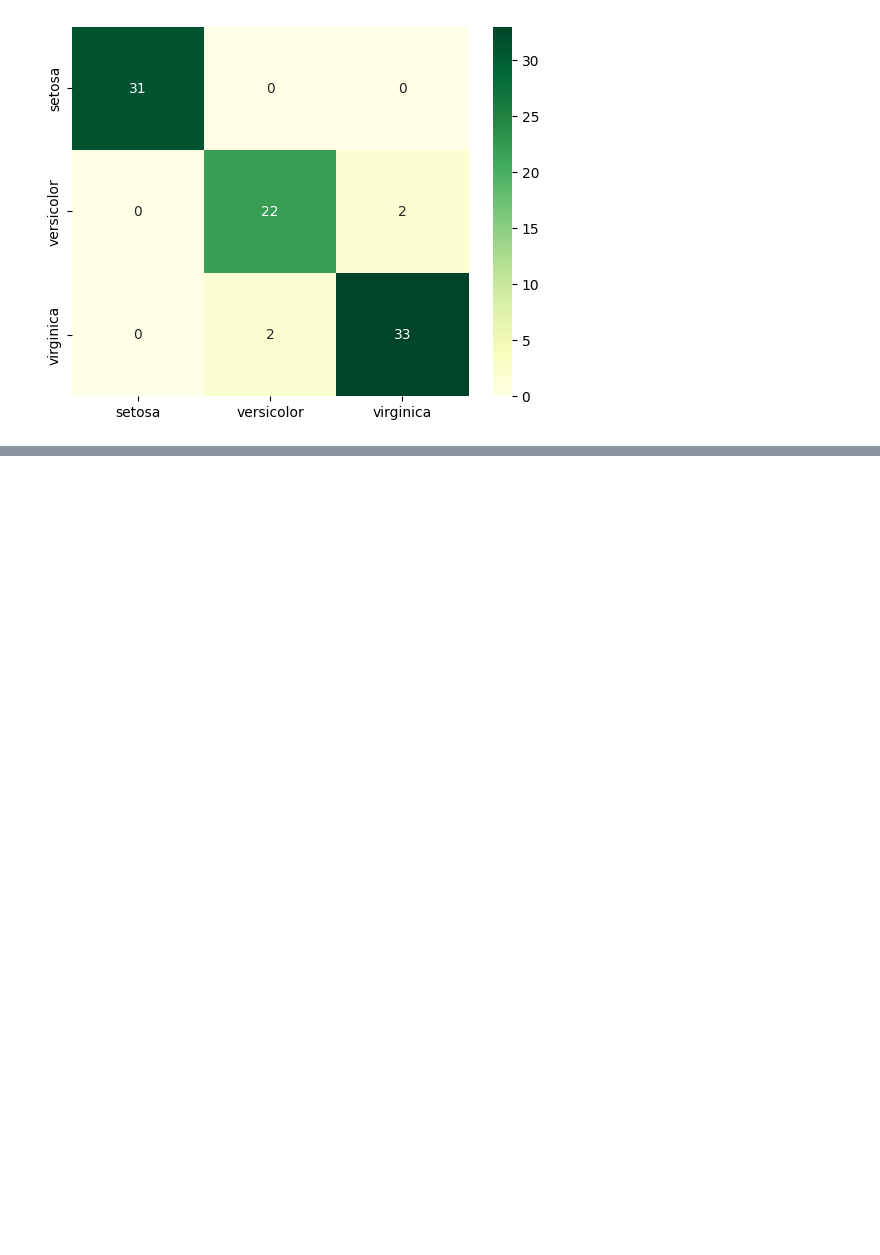
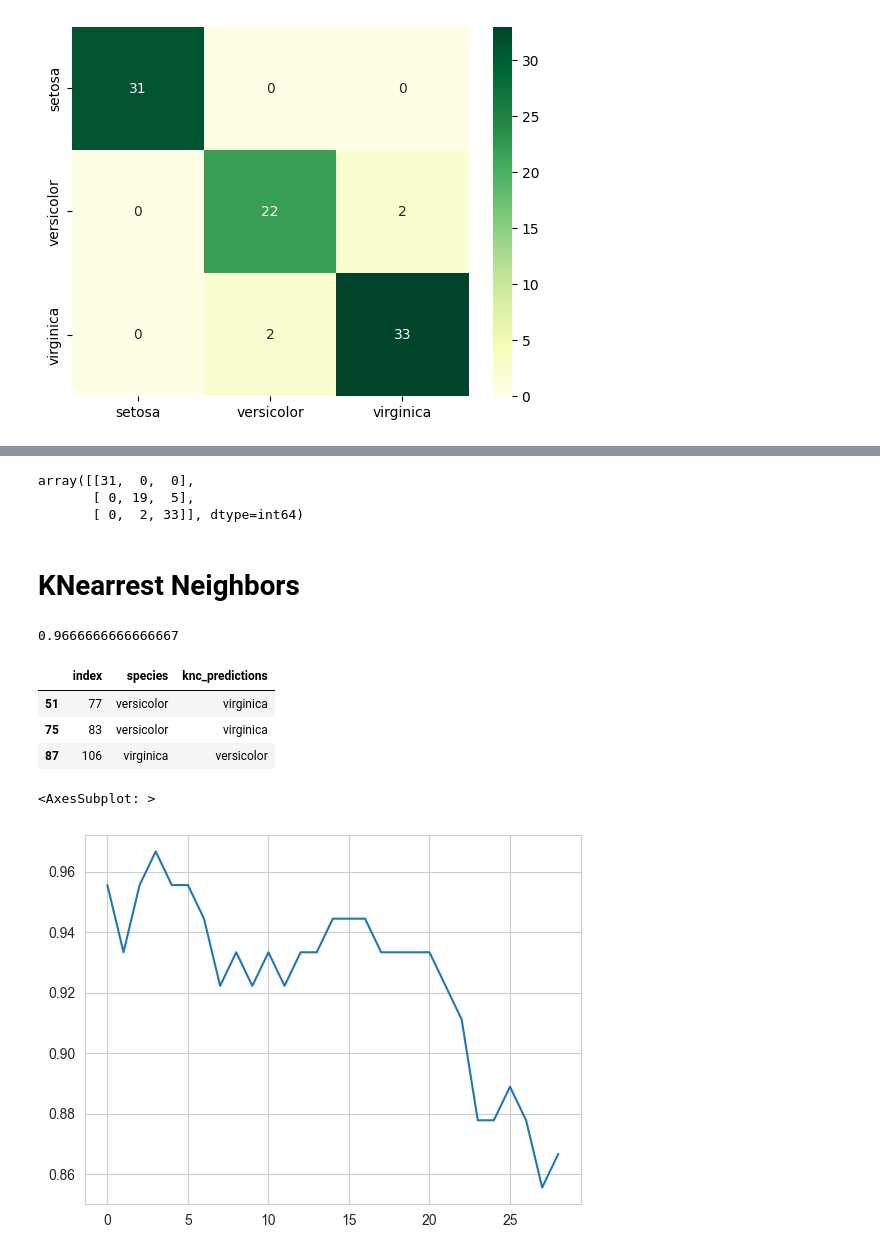
Before and after one commit to IngridaVaitkuviene/ptu5_antra_dalis, a Jupyter notebook: _1031_ai_logistic_regression.ipynb, the cells around one changed output, grey strips where cells are left out. Drawn from its saved outputs; the diff is of its cells as text; code cells hidden in the pictures; blank space fills up the shorter version.

```diff
--- a/_1031_ai_logistic_regression.ipynb
+++ b/_1031_ai_logistic_regression.ipynb
@@ -204,0 +226,40 @@ sns.heatmap(cm, annot=True, xticklabels=iris['species'].unique(), yticklabels=ir
+# %%
+dtc_cm = confusion_matrix(target_test, dtc_predictions)
+dtc_cm
+# %% [output]
+array([[31,  0,  0],
+       [ 0, 19,  5],
+       [ 0,  2, 33]], dtype=int64)
+# %% [markdown]
+# KNearrest Neighbors
+# %%
+# pagal default n_neighbors yra 5
+from sklearn.neighbors import KNeighborsClassifier
+knc = KNeighborsClassifier(n_neighbors=4).fit(features_train, target_train)
+knc.score(features_test, target_test)
+# %% [output]
+0.9666666666666667
+# %%
+knc_predictions = pd.Series(knc.predict(features_test), name="knc_predictions")
+knc_comp = pd.concat([target_test.reset_index(), knc_predictions], axis=1)
+knc_errors = knc_comp[knc_comp['species'] != knc_comp['knc_predictions']]
+knc_errors
+# %% [output]
+|  | index | species | knc_predictions |
+| 51 | 77 | versicolor | virginica |
+| 75 | 83 | versicolor | virginica |
+| 87 | 106 | virginica | versicolor |
+# %%
+def find_optimal_neighbours(max_neighbours):
+    score_list = []
+    for i in range(1, max_neighbours):
+        knc = KNeighborsClassifier(n_neighbors=i).fit(features_train, target_train)
+        score_list.append(knc.score(features_test, target_test))
+    return score_list
+
+find_optimal_neighbours(50)
+sns.set_style('whitegrid')
+sns.lineplot(find_optimal_neighbours(30))
+# %% [output]
+<AxesSubplot: >
+[figure, added]
```
Also changed, not shown: parts of 12 cells of this notebook, 2 other files.
